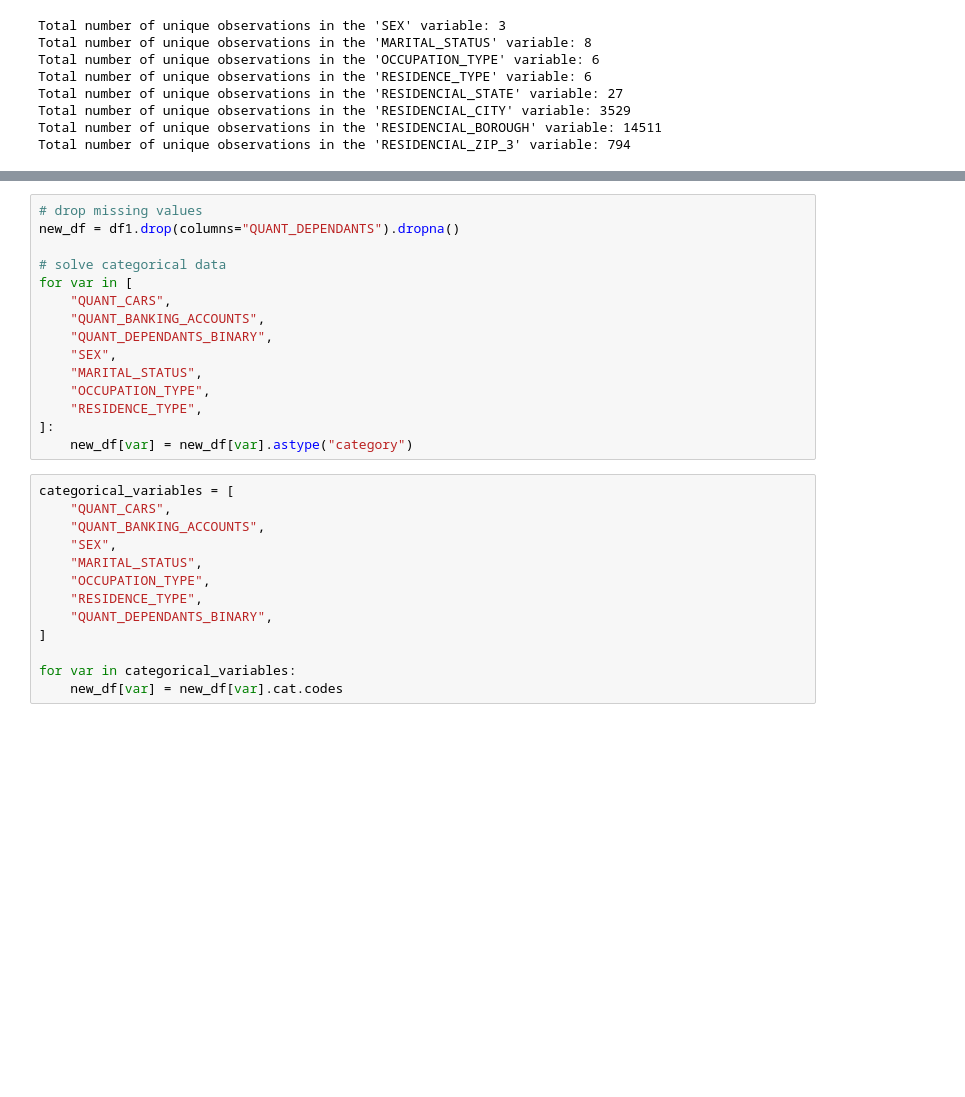
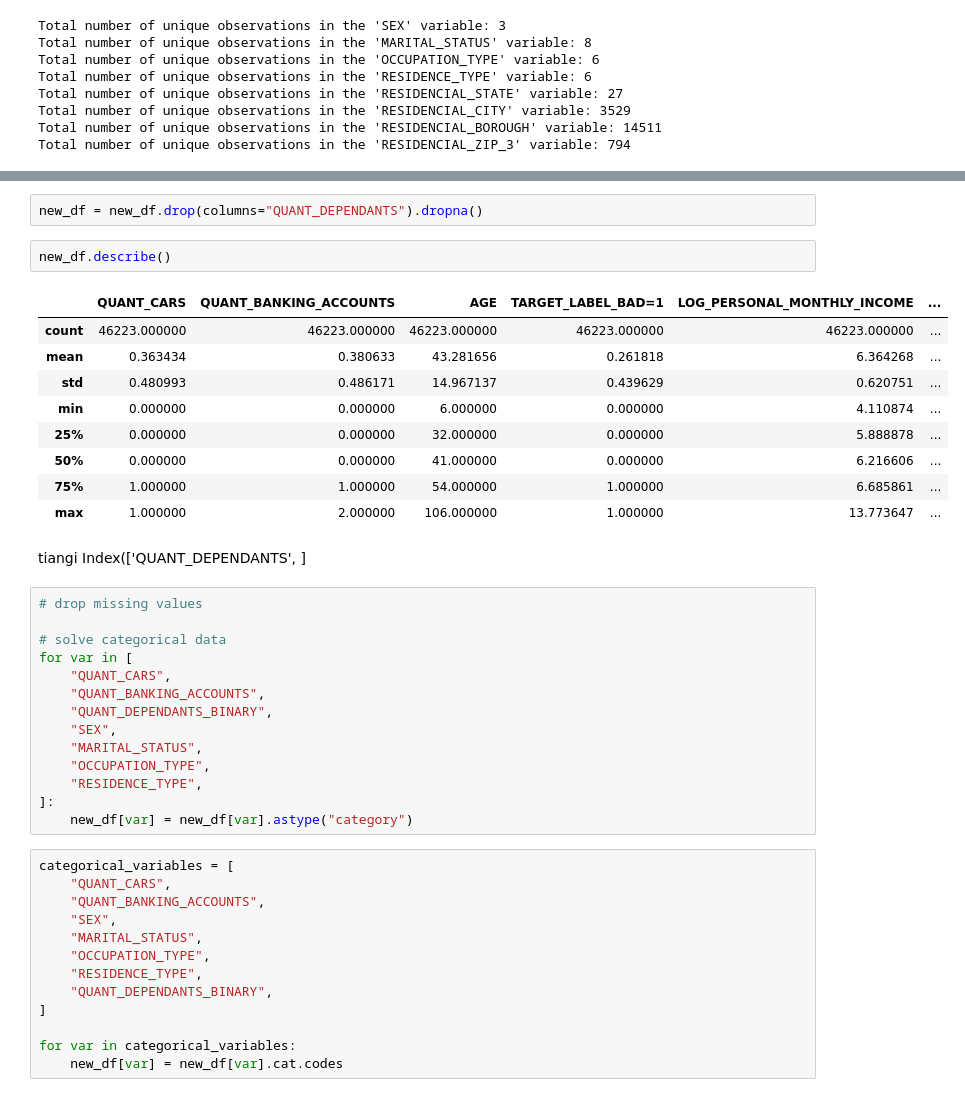
Before and after one commit to dani-jimlar/UDS_2024, a Jupyter notebook: exercise_interpretable.ipynb, the cells around one changed output, grey strips where cells are left out. Cells and saved outputs as stored; diff of their text form; blank space fills up the shorter version.

```diff
--- a/exercise_interpretable.ipynb
+++ b/exercise_interpretable.ipynb
@@ -367,6 +405,22 @@ The total number of unique observations in the 'RESIDENCIAL_CITY' is 3529, and f
+# %%
+new_df = new_df.drop(columns="QUANT_DEPENDANTS").dropna()
+# %%
+new_df.describe()
+# %% [output]
+|  | QUANT_CARS | QUANT_BANKING_ACCOUNTS | AGE | TARGET_LABEL_BAD=1 | LOG_PERSONAL_MONTHLY_INCOME | ... |
+| count | 46223.000000 | 46223.000000 | 46223.000000 | 46223.000000 | 46223.000000 | ... |
+| mean | 0.363434 | 0.380633 | 43.281656 | 0.261818 | 6.364268 | ... |
+| std | 0.480993 | 0.486171 | 14.967137 | 0.439629 | 0.620751 | ... |
+| min | 0.000000 | 0.000000 | 6.000000 | 0.000000 | 4.110874 | ... |
+| 25% | 0.000000 | 0.000000 | 32.000000 | 0.000000 | 5.888878 | ... |
+| 50% | 0.000000 | 0.000000 | 41.000000 | 0.000000 | 6.216606 | ... |
+| 75% | 1.000000 | 1.000000 | 54.000000 | 1.000000 | 6.685861 | ... |
+| max | 1.000000 | 2.000000 | 106.000000 | 1.000000 | 13.773647 | ... |
+# %% [markdown]
+tiangi
+Index(['QUANT_DEPENDANTS',  ]
 # %%
 # drop missing values
-new_df = df1.drop(columns="QUANT_DEPENDANTS").dropna()
 
 # solve categorical data
 for var in [
```
Also changed, not shown: parts of 23 cells of this notebook, 5 other files.
